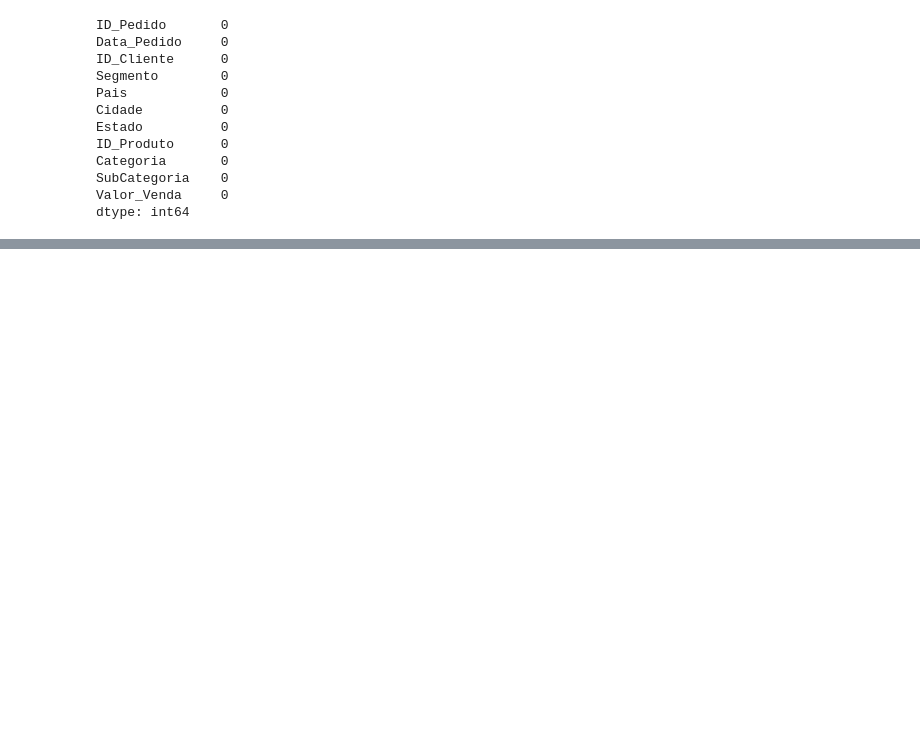
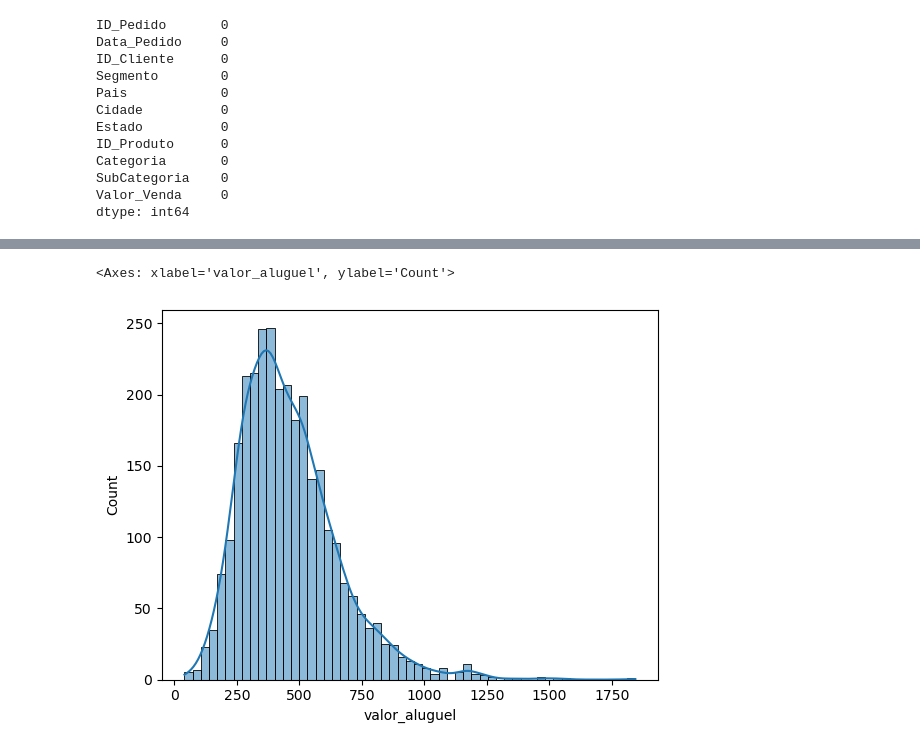
Before and after one commit to mafixx/PythonFundamentals, a Jupyter notebook: Seção 14 a 20.ipynb, the cells around one changed output, grey strips where cells are left out. Saved outputs shown, nothing was run; the diff lists cells and outputs as text; code cells hidden in the pictures; blank space fills up the shorter version.

```diff
--- a/Seção 14 a 20.ipynb
+++ b/Seção 14 a 20.ipynb
@@ -110,0 +127,3 @@ df_dsa.head()
+# %%
+# Carrega o dataset
+df_dsa = pd.read_csv('arquivos/dataset.csv')
@@ -110,0 +206,6 @@ df_dsa.head()
+# %%
+# Historigrama da variável alvo
+sns.histplot(data = df_dsa, x = "valor_aluguel", kde = True)
+# %% [output]
+<Axes: xlabel='valor_aluguel', ylabel='Count'>
+[figure, added]
```
Also changed, not shown: parts of 128 cells of this notebook.
